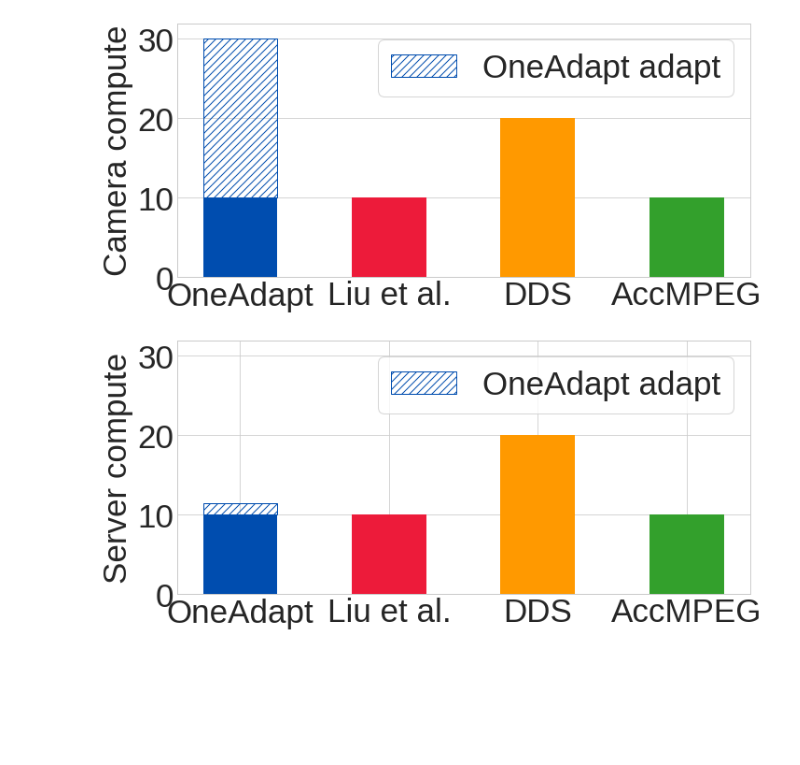
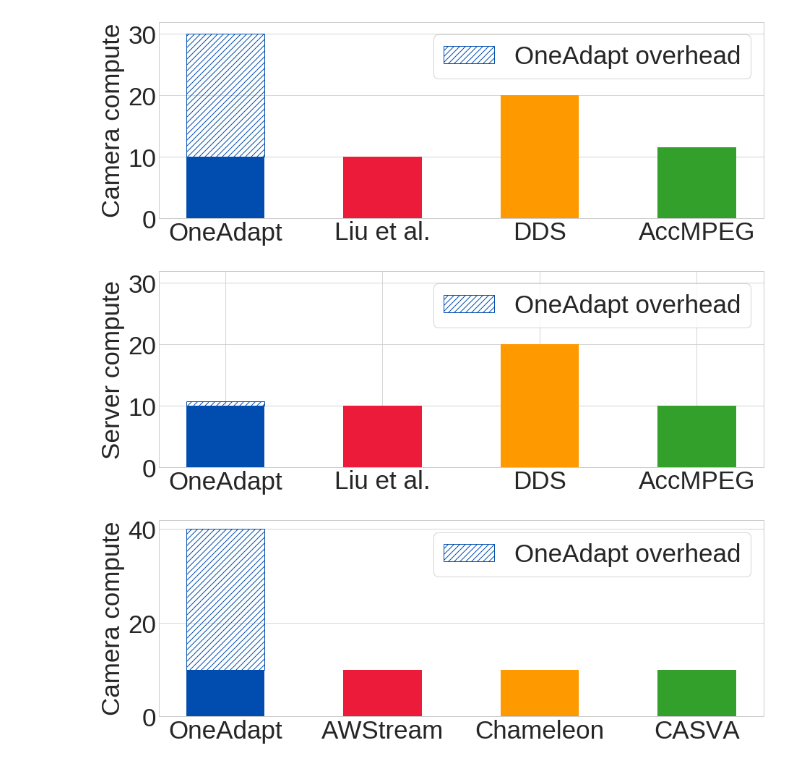
Before and after one commit to KuntaiDu/OneAdapt, a Jupyter notebook: visualize_overhead.ipynb, the cells around one changed output. Saved outputs shown, nothing was run; the diff lists cells and outputs as text; code cells hidden in the pictures; blank space fills up the shorter version.

Commit message:
version after SIGCOMM submission

```diff
--- a/visualize_overhead.ipynb
+++ b/visualize_overhead.ipynb
@@ -27,29 +26,29 @@ def savefig(filename, fig):
     fig.savefig(f'{filename}_time_{timestr}.pdf', bbox_inches='tight')
     fig.savefig(f'{filename}.pdf', bbox_inches='tight')
 # %%
-fig, ax = plt.subplots(figsize=(11, 5))
+fig, ax = plt.subplots(figsize=(15, 5))
 
 ax.bar([1], [10], color=colors[0], width=0.5)
-ax.bar([1], [20], bottom=[10], hatch='///',edgecolor=colors[0], fill=False, width=0.5, linewidth=1,label = 'OneAdapt adapt')
+ax.bar([1], [20], bottom=[10], hatch='///',edgecolor=colors[0], fill=False, width=0.5, linewidth=1,label = 'OneAdapt overhead')
 ax.bar([2], [10], color=colors[1], width=0.5)
 ax.bar([3], [20], color=colors[2], width=0.5)
-ax.bar([4], [10], color=colors[3], width=0.5)
+ax.bar([4], [10+1.6], color=colors[3], width=0.5)
 
 ax.set_ylim(0, 32)
 ax.set_yticks([0,10,20,30])
 ax.set_xticks([1,2,3,4])
 ax.set_xticklabels(['OneAdapt','Liu et al.', 'DDS', 'AccMPEG'])
 ax.xaxis.grid(False)
 ax.set_ylabel('Camera compute')
 ax.legend(frameon=True)
-savefig('/home/kuntai/paper/DiffAdapt-HotNets/figs/cam-overhead-pipeline-1', fig)
+savefig('/home/kuntai/paper/OneAdapt-SIGCOMM-23/figs/cam-overhead-pipeline-1', fig)
 # %% [output]
-[figure, old version]
+[figure, new version]
 # %%
-fig, ax = plt.subplots(figsize=(11, 5))
+fig, ax = plt.subplots(figsize=(15, 5))
 
 ax.bar([1], [10], color=colors[0], width=0.5)
-ax.bar([1], [1.5], bottom=[10], hatch='///',edgecolor=colors[0], fill=False, width=0.5, linewidth=1,label = 'OneAdapt adapt')
+ax.bar([1], [0.73], bottom=[10], hatch='///',edgecolor=colors[0], fill=False, width=0.5, linewidth=1,label = 'OneAdapt overhead')
 ax.bar([2], [10], color=colors[1], width=0.5)
 ax.bar([3], [20], color=colors[2], width=0.5)
 ax.bar([4], [10], color=colors[3], width=0.5)
@@ -60,6 +59,26 @@ ax.set_xticks([1,2,3,4])
 ax.set_xticklabels(['OneAdapt','Liu et al.', 'DDS', 'AccMPEG'])
 ax.set_ylabel('Server compute')
 ax.legend(frameon=True)
-savefig('/home/kuntai/paper/DiffAdapt-HotNets/figs/ser-overhead-pipeline-1', fig)
+savefig('/home/kuntai/paper/OneAdapt-SIGCOMM-23/figs/ser-overhead-pipeline-1', fig)
 # %% [output]
-[figure, old version]
+[figure, new version]
+# %%
+# plt.rcParams['font.size'] = 30
+fig, ax = plt.subplots(figsize=(15, 5))
+
+ax.bar([1], [10], color=colors[0], width=0.5)
+ax.bar([1], [30], bottom=[10], hatch='///',edgecolor=colors[0], fill=False, width=0.5, linewidth=1,label = 'OneAdapt overhead')
+ax.bar([2], [10], color=colors[1], width=0.5)
+ax.bar([3], [10], color=colors[2], width=0.5)
+ax.bar([4], [10], color=colors[3], width=0.5)
+
+ax.set_xticks([1,2,3,4])
+# ax.set_ylim(0, 24)
+ax.set_xticklabels(['OneAdapt','AWStream', 'Chameleon', 'CASVA'])
+ax.xaxis.grid(False)
+ax.set_ylabel('Camera compute')
+ax.legend(frameon=True)
+savefig('/home/kuntai/paper/OneAdapt-SIGCOMM-23/figs/cam-overhead-pipeline-2', fig)
+# plt.rcParams['font.size'] = 35
+# %% [output]
+[figure, added]
```
Also changed, not shown: parts of 10 cells of this notebook, 29 other files.
